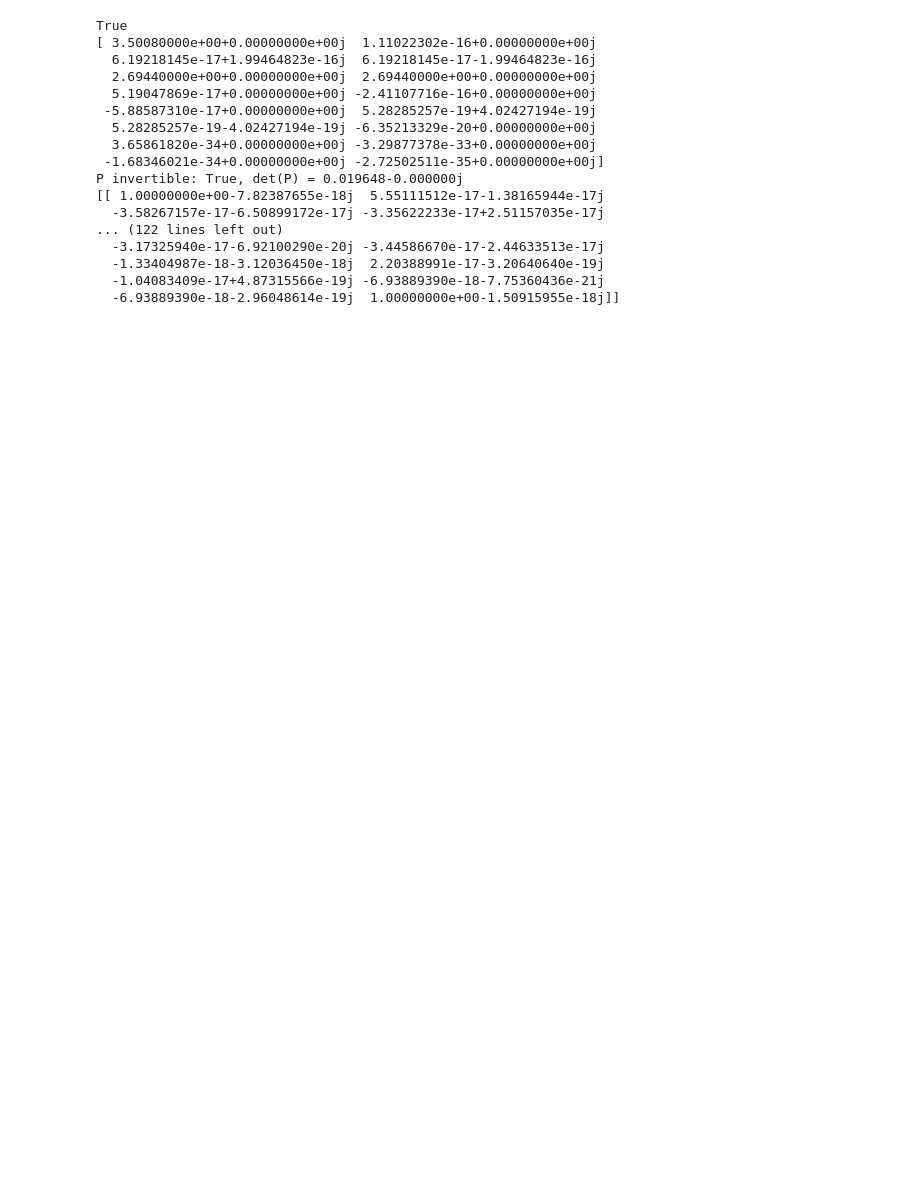
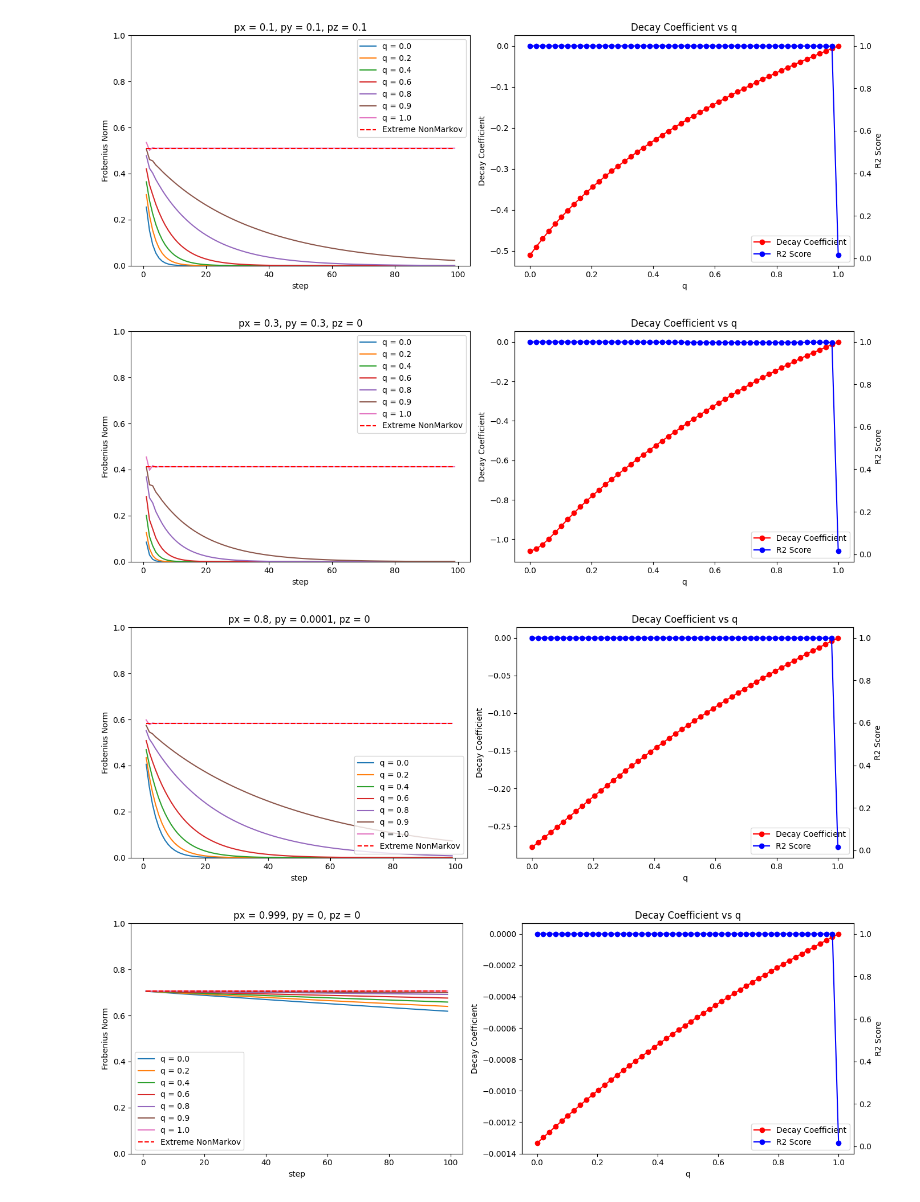
Before and after one commit to YommoY-official/MPQMasters, a Jupyter notebook: non_markovian_general_eigenvalue.ipynb, the cells around one changed output. Saved outputs shown, nothing was run; the diff lists cells and outputs as text; code cells hidden in the pictures; blank space fills up the shorter version.

```diff
--- a/non_markovian_general_eigenvalue.ipynb
+++ b/non_markovian_general_eigenvalue.ipynb
@@ -31,40 +141,0 @@ def first_vector(prob):
-# %%
-px = 0.1
-py = 0.1
-pz = 0.1
-p0 = 1 - (px+py+pz)
-print( px + py + pz <= 1)
-
-PROB = [p0, px, py, pz]
-
-M = matrix_calc(0.8, PROB )
-
-
-eigenvalues, P = np.linalg.eig(M)  # P[:,k] is eigenvector for eigenvalues[k]
-print(eigenvalues)
-# Check invertibility of P
-det = np.linalg.det(P)
-is_invertible = not np.isclose(det, 0)
-print(f"P invertible: {is_invertible}, det(P) = {det:.6f}")
-
-# If invertible, diagonalize: D = P_inv @ M @ P
-P_inv = np.linalg.inv(P)
-D = P_inv @ M @ P
-# %% [output]
-True
-[ 3.50080000e+00+0.00000000e+00j  1.11022302e-16+0.00000000e+00j
-  6.19218145e-17+1.99464823e-16j  6.19218145e-17-1.99464823e-16j
-  2.69440000e+00+0.00000000e+00j  2.69440000e+00+0.00000000e+00j
-  5.19047869e-17+0.00000000e+00j -2.41107716e-16+0.00000000e+00j
- -5.88587310e-17+0.00000000e+00j  5.28285257e-19+4.02427194e-19j
-  5.28285257e-19-4.02427194e-19j -6.35213329e-20+0.00000000e+00j
-  3.65861820e-34+0.00000000e+00j -3.29877378e-33+0.00000000e+00j
- -1.68346021e-34+0.00000000e+00j -2.72502511e-35+0.00000000e+00j]
-P invertible: True, det(P) = 0.019648-0.000000j
-[[ 1.00000000e+00-7.82387655e-18j  5.55111512e-17-1.38165944e-17j
-  -3.58267157e-17-6.50899172e-17j -3.35622233e-17+2.51157035e-17j
-... (122 lines left out)
-  -3.17325940e-17-6.92100290e-20j -3.44586670e-17-2.44633513e-17j
-  -1.33404987e-18-3.12036450e-18j  2.20388991e-17-3.20640640e-19j
-  -1.04083409e-17+4.87315566e-19j -6.93889390e-18-7.75360436e-21j
-  -6.93889390e-18-2.96048614e-19j  1.00000000e+00-1.50915955e-18j]]
@@ -82,0 +142,11 @@ result = result / (2 * (3**n_step))
+# %%
+PROB_LIST = [ prob_list(0.1,0.1,0.1), prob_list(0.3,0.3,0), prob_list(0.8,0.0001,0), prob_list(0.999,0,0)]
+step_list = np.arange(1,100)
+
+for prob in PROB_LIST:
+    calculate_total(prob, step_list)
+# %% [output]
+[figure, added]
+[figure, added]
+[figure, added]
+[figure, added]
```
Also changed, not shown: parts of 10 cells of this notebook.
